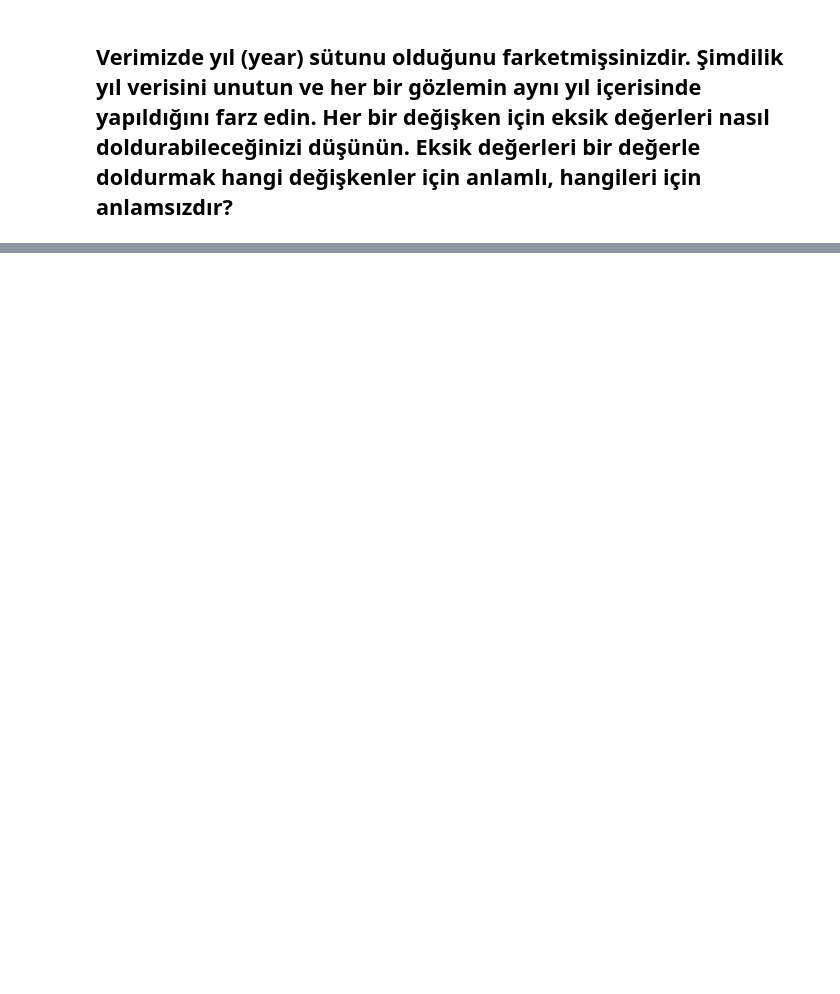
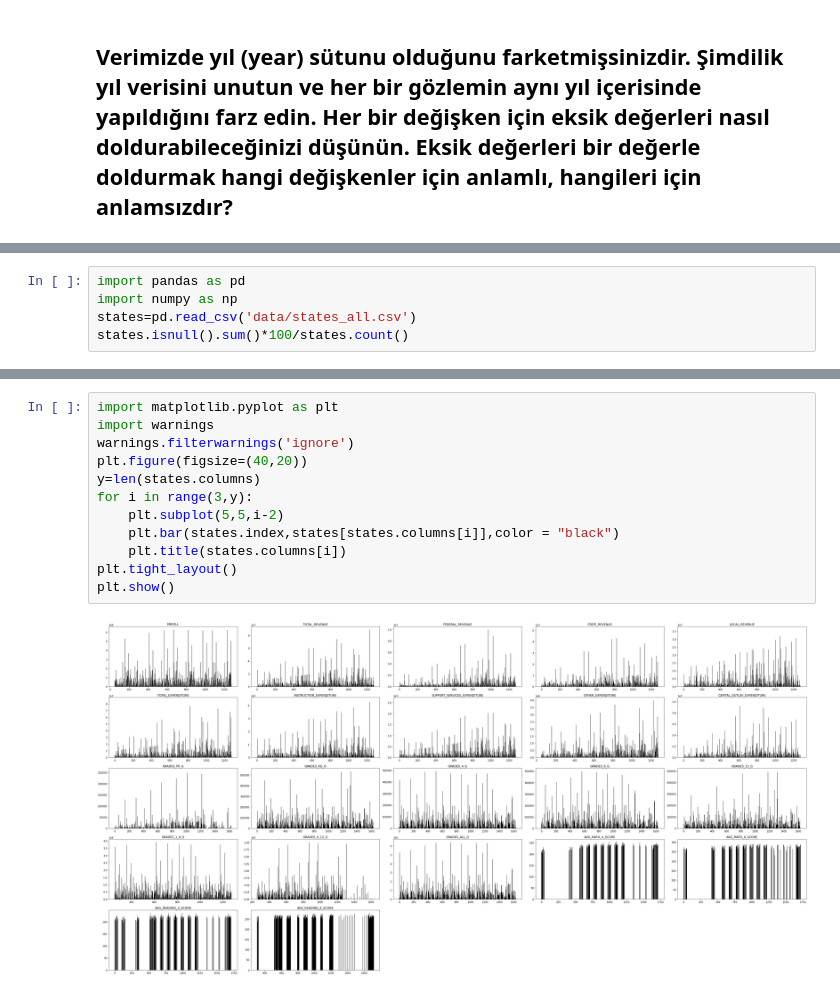
Before and after one commit to selingumusdag/missing_data, a Jupyter notebook: missing_data.ipynb, the cells around one changed output, grey strips where cells are left out. Saved outputs shown, nothing was run; the diff lists cells and outputs as text; blank space fills up the shorter version.

```diff
--- a/missing_data.ipynb
+++ b/missing_data.ipynb
@@ -78,0 +303,5 @@ dtype: float64
+# %%
+import pandas as pd
+import numpy as np
+states=pd.read_csv('data/states_all.csv')
+states.isnull().sum()*100/states.count()
@@ -78,0 +359,14 @@ dtype: float64
+# %%
+import matplotlib.pyplot as plt
+import warnings
+warnings.filterwarnings('ignore')
+plt.figure(figsize=(40,20))
+y=len(states.columns)
+for i in range(3,y):
+    plt.subplot(5,5,i-2)
+    plt.bar(states.index,states[states.columns[i]],color = "black")
+    plt.title(states.columns[i])
+plt.tight_layout()
+plt.show()
+# %% [output]
+[figure, added]
```
Also changed, not shown: parts of 28 cells of this notebook.
